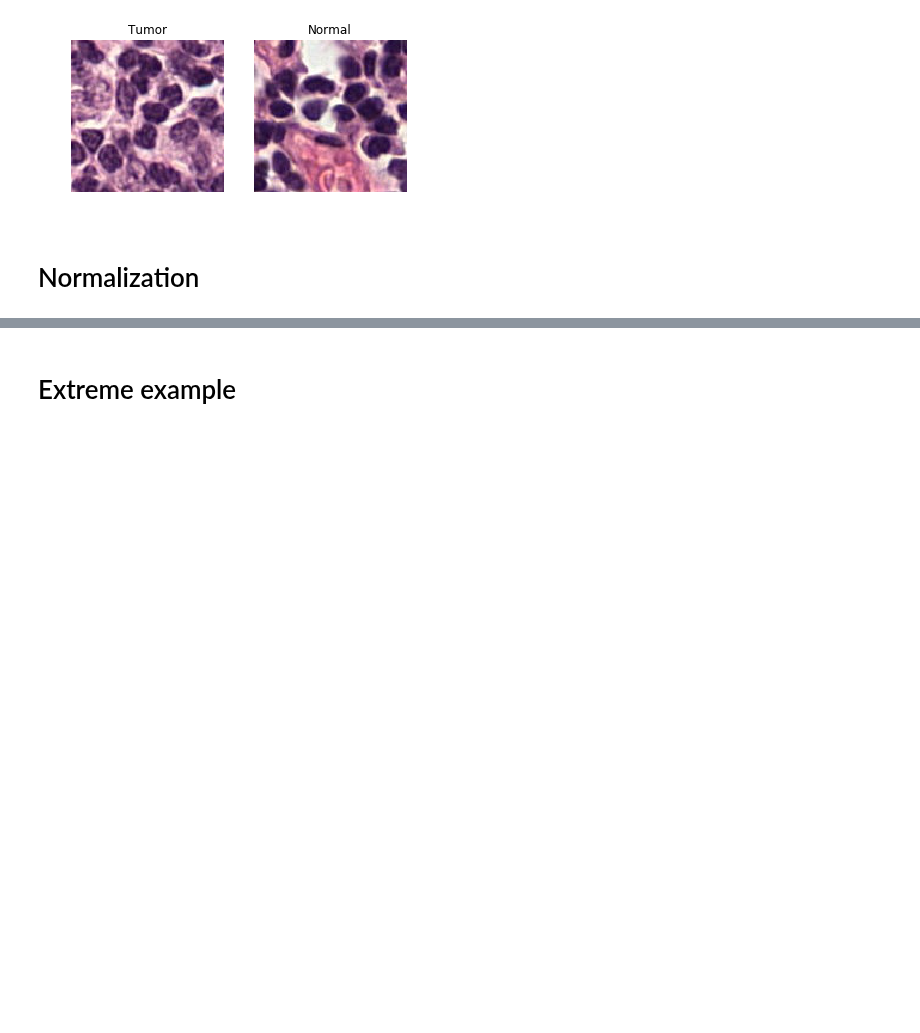
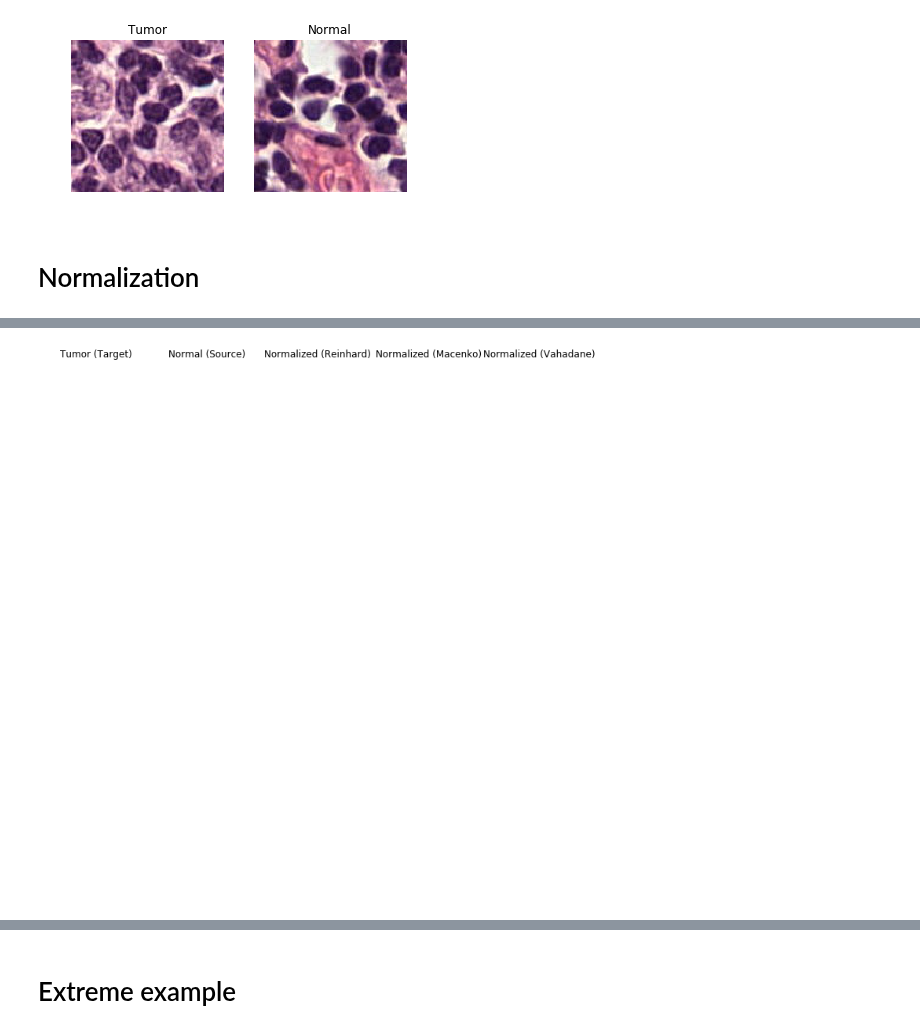
Before and after one commit to saketkc/pyvirchow, a Jupyter notebook: notebooks/04.Normalization-demo.ipynb, the cells around one changed output, grey strips where cells are left out. Drawn from its saved outputs; the diff is of its cells as text; code cells hidden in the pictures; blank space fills up the shorter version.

```diff
--- a/notebooks/04.Normalization-demo.ipynb
+++ b/notebooks/04.Normalization-demo.ipynb
@@ -172 +541,34 @@ E_channel_v = vahadane_fit.get_eosin_channel(tumor_rgb)
+# %%
+fig = plt.figure(figsize=(10, 10))
+ax = plt.subplot(151)
+ax.set_axis_off()
+#ax.imshow(np.asarray(normalize_brightness(np.asarray(tumor_rgb, dtype=np.uint8), 99), dtype=np.float32))
+#ax.imshow(normalize_brightness(tumor_rgb,  95))
+ax.set_title('Tumor (Target)')
+
+ax = plt.subplot(152)
+ax.set_axis_off()
+#ax.imshow(normal_rgb)
+#ax.imshow(normalize_brightness(normal_rgb,  95))
+ax.set_title('Normal (Source)')
+
+ax = plt.subplot(153)
+ax.set_axis_off()
+#ax.imshow(normalized_rgb_r)
+ax.set_title('Normalized (Reinhard)')
+
+
+ax = plt.subplot(154)
+ax.set_axis_off()
+#ax.imshow(normalize_brightness(normalized_rgb_m[0], 99))
+ax.set_title('Normalized (Macenko)')
+
+ax = plt.subplot(155)
+ax.set_axis_off()
+#ax.imshow(normalized_rgb_v[0])
+ax.set_title('Normalized (Vahadane)')
+
+fig.tight_layout()
+# %% [output]
+[figure, added]
 # %%
```
Also changed, not shown: parts of 45 cells of this notebook, 21 other files.
